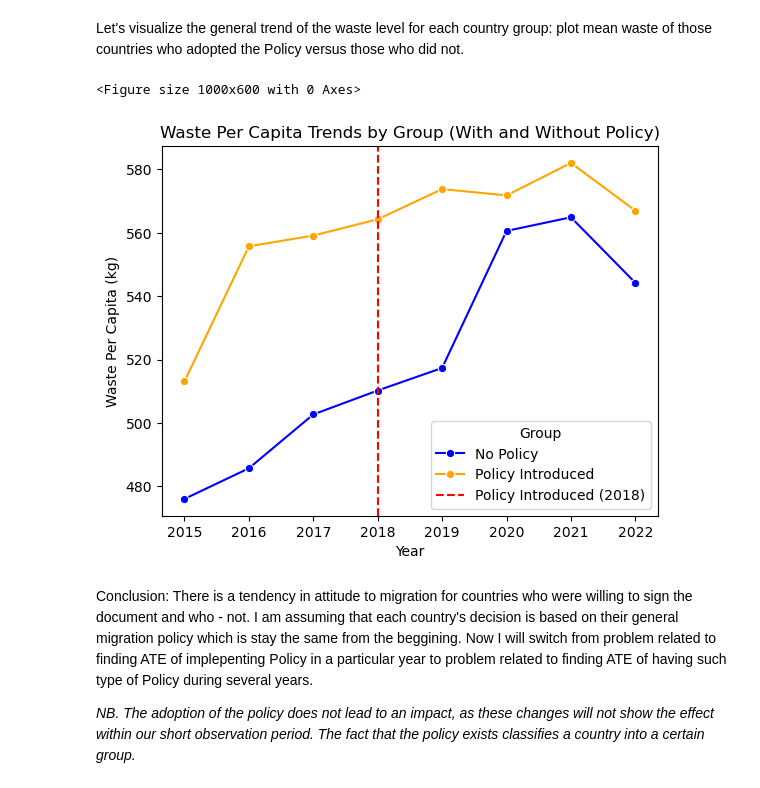
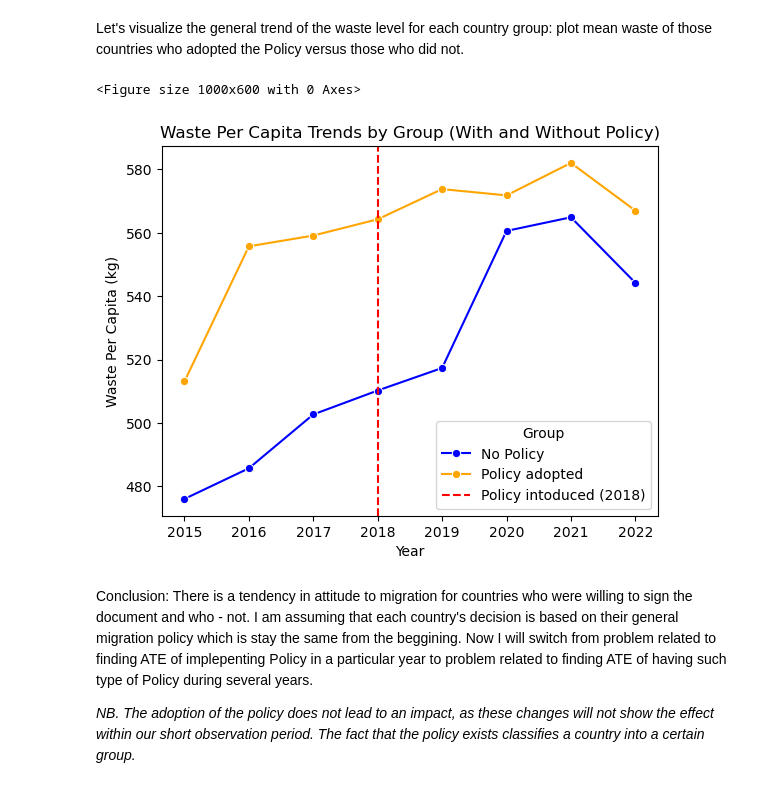
Before and after one commit to anntis/RM-project, a Jupyter notebook: rm_project.ipynb, the cells around one changed output. Drawn from its saved outputs; the diff is of its cells as text; code cells hidden in the pictures.

```diff
--- a/rm_project.ipynb
+++ b/rm_project.ipynb
@@ -391,26 +391,26 @@ Let's visualize the general trend of the waste level for each country group: plo
 # %%
 # Аggregation
 avg_trends_waste = df.groupby(['Year', 'Group'])['waste_per_cap'].mean().reset_index()
 
 
 # Graph 1: Waste Per Capita
 plt.figure(figsize=(10, 6))
 fig, ax = plt.subplots()
 sns.lineplot(data=avg_trends_waste, x='Year', y='waste_per_cap', hue='Group',
              palette=["blue", "orange"], marker="o")
 
-plt.axvline(2018, color='red', linestyle='--', label='Policy Introduced (2018)')
+plt.axvline(2018, color='red', linestyle='--', label='Policy intoduced (2018)')
 plt.title('Waste Per Capita Trends by Group (With and Without Policy)')
 plt.ylabel('Waste Per Capita (kg)')
 plt.xlabel('Year')
 handles, labels = ax.get_legend_handles_labels()
 labels[0] = 'No Policy'
-labels[1] = 'Policy Introduced'
+labels[1] = 'Policy adopted'
 plt.legend(title='Group', handles=handles, labels=labels)
 plt.show()
 # %% [output]
 <Figure size 1000x600 with 0 Axes>
-[figure, old version]
+[figure, new version]
 # %% [markdown]
 Conclusion: There is a tendency in attitude to migration for countries who were willing to sign the document and who - not. I am assuming that each country's decision is based on their general migration policy which is stay the same from the beggining.
 Now I will switch from problem related to finding ATE of implepenting Policy in a particular year to problem related to finding ATE of having such type of Policy during several years.
```
Also changed, not shown: parts of 2 cells of this notebook.
